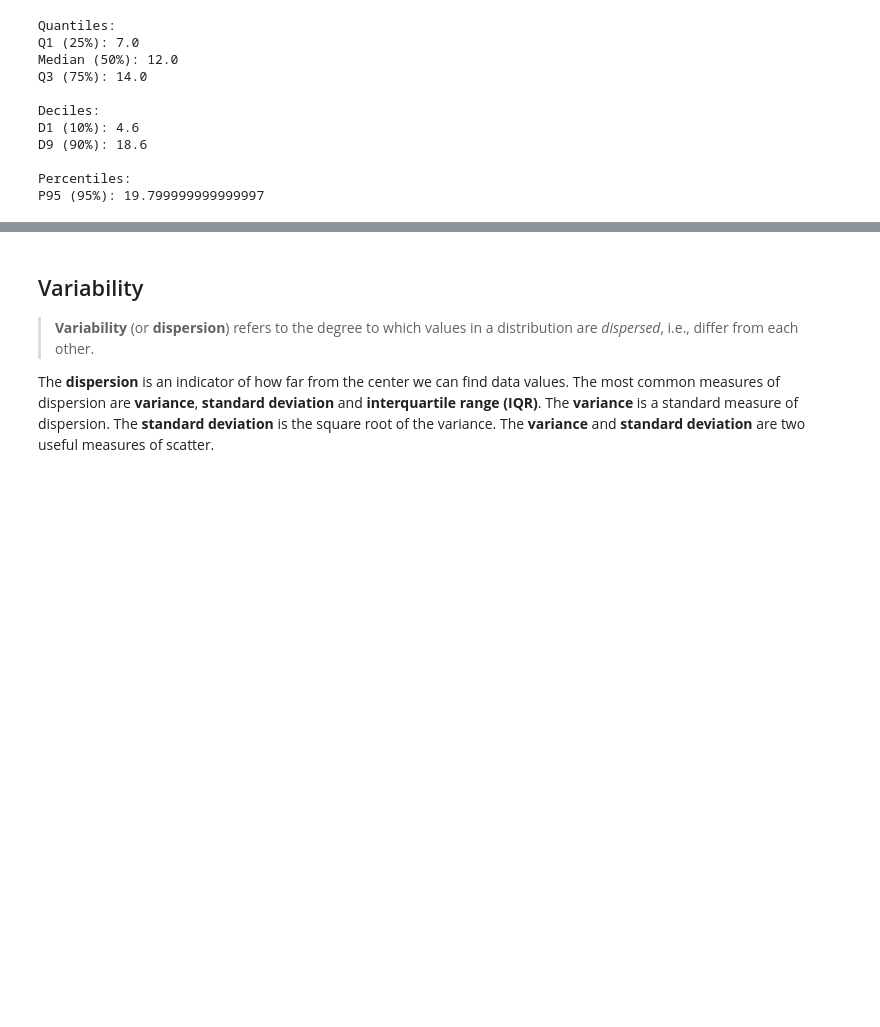
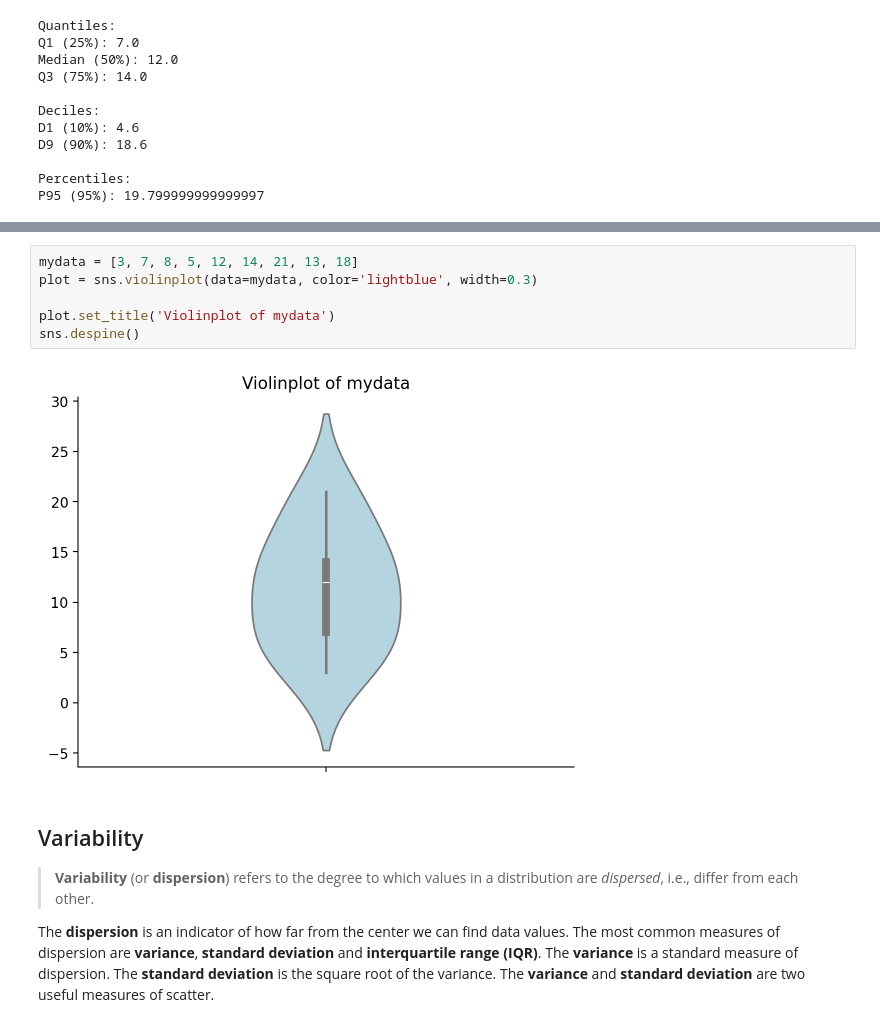
Before and after one commit to M4TI-21/pandas_exercises, a Jupyter notebook: Exercise8.ipynb, the cells around one changed output, grey strips where cells are left out. Drawn from its saved outputs; the diff is of its cells as text; blank space fills up the shorter version.

```diff
--- a/Exercise8.ipynb
+++ b/Exercise8.ipynb
@@ -569,4 +598,12 @@ sns.despine()
 Looking at the aforementioned quantile results and the box plot, try to interpret these measures.
+# %%
+mydata = [3, 7, 8, 5, 12, 14, 21, 13, 18]
+plot = sns.violinplot(data=mydata, color='lightblue', width=0.3)
+
+plot.set_title('Violinplot of mydata')
+sns.despine()
+# %% [output]
+[figure, added]
 # %% [markdown]
 ## Variability
 
```
Also changed, not shown: parts of 35 cells of this notebook.
